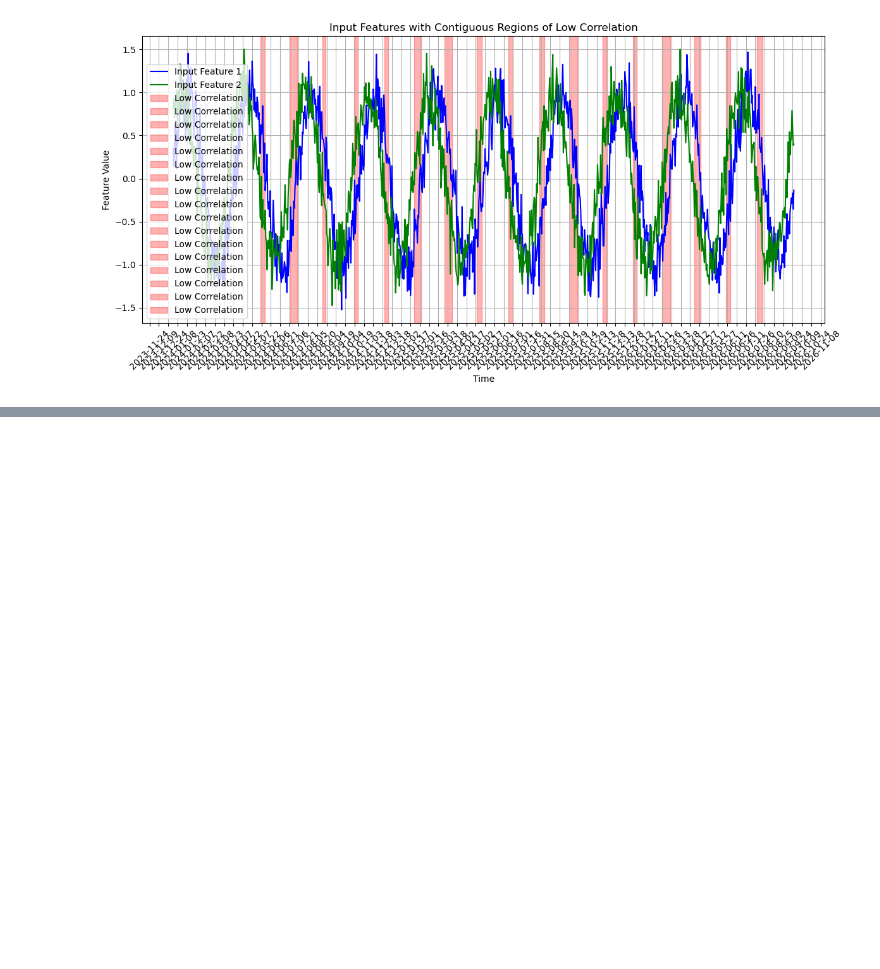
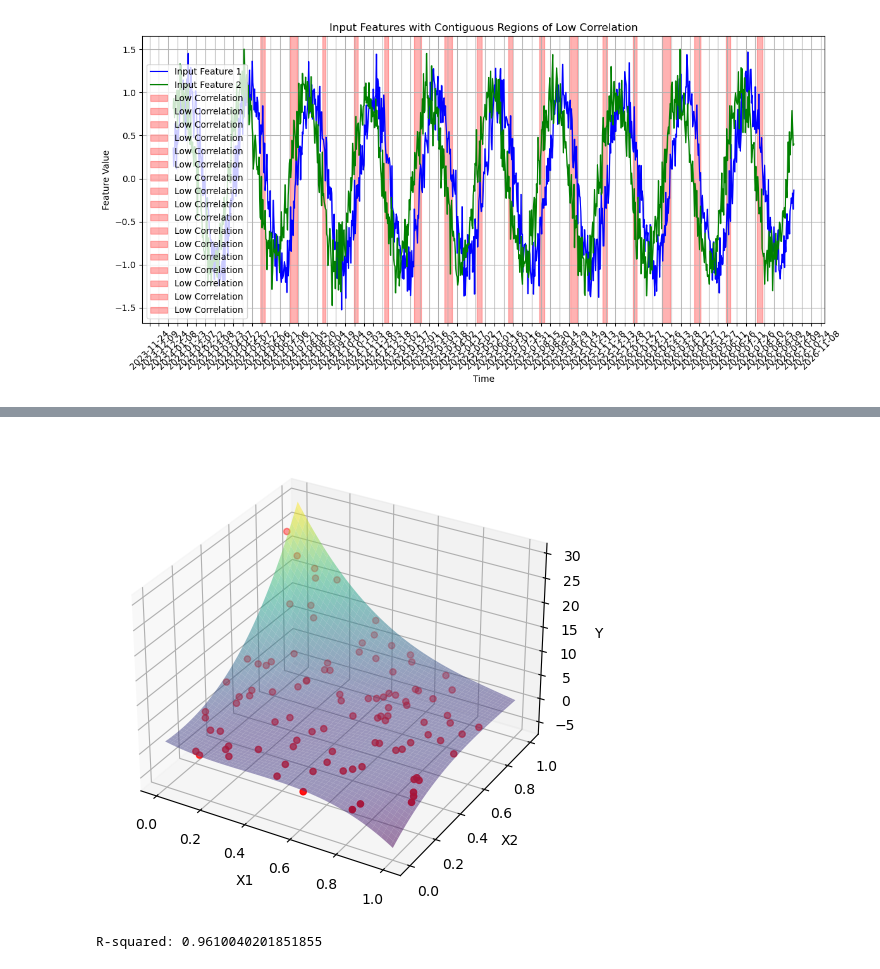
Before and after one commit to pmrai/gpt_share, a Jupyter notebook: test3.ipynb, the cells around one changed output, grey strips where cells are left out. Saved outputs shown, nothing was run; the diff lists cells and outputs as text; code cells hidden in the pictures; blank space fills up the shorter version.

```diff
--- a/test3.ipynb
+++ b/test3.ipynb
@@ -602,0 +637,46 @@ print("Model Intercept:", custom_model.intercept_)
+# %%
+import numpy as np
+import matplotlib.pyplot as plt
+from sklearn.linear_model import LinearRegression
+from sklearn.preprocessing import PolynomialFeatures
+
+# Example data points (x1_i, x2_i, y_i)
+np.random.seed(0)
+n_samples = 100
+x1 = np.random.rand(n_samples)
+x2 = np.random.rand(n_samples)
+y = (1 - 2 * x1 + 3 * x2) / (1 + x1 - x2)  # Rational function example
+
+# Create quadratic features
+poly = PolynomialFeatures(degree=3)
+X_quad = poly.fit_transform(np.column_stack((x1, x2)))
+
+# Fit linear regression model to quadratic features
+model = LinearRegression()
+model.fit(X_quad, y)
+
+# Generate grid of input feature values for visualization
+x1_grid, x2_grid = np.meshgrid(np.linspace(0, 1, 100), np.linspace(0, 1, 100))
+X_grid = np.column_stack((x1_grid.ravel(), x2_grid.ravel()))
+X_quad_grid = poly.transform(X_grid)
+
+# Predict using the model
+y_pred = model.predict(X_quad_grid).reshape(x1_grid.shape)
+
+# Plot the results
+fig = plt.figure(figsize=(10, 6))
+ax = fig.add_subplot(111, projection='3d')
+ax.scatter(x1, x2, y, color='red', label='True values')
+ax.plot_surface(x1_grid, x2_grid, y_pred, cmap='viridis', alpha=0.5, label='Quadratic approximation')
+ax.set_xlabel('X1')
+ax.set_ylabel('X2')
+ax.set_zlabel('Y')
+plt.show()
+# %% [output]
+[figure, added]
+# %%
+from sklearn.metrics import r2_score
+r2 = r2_score(y, model.predict(X_quad))
+print("R-squared:", r2)
+# %% [output]
+R-squared: 0.9610040201851855
```
Also changed, not shown: parts of 2 cells of this notebook.
